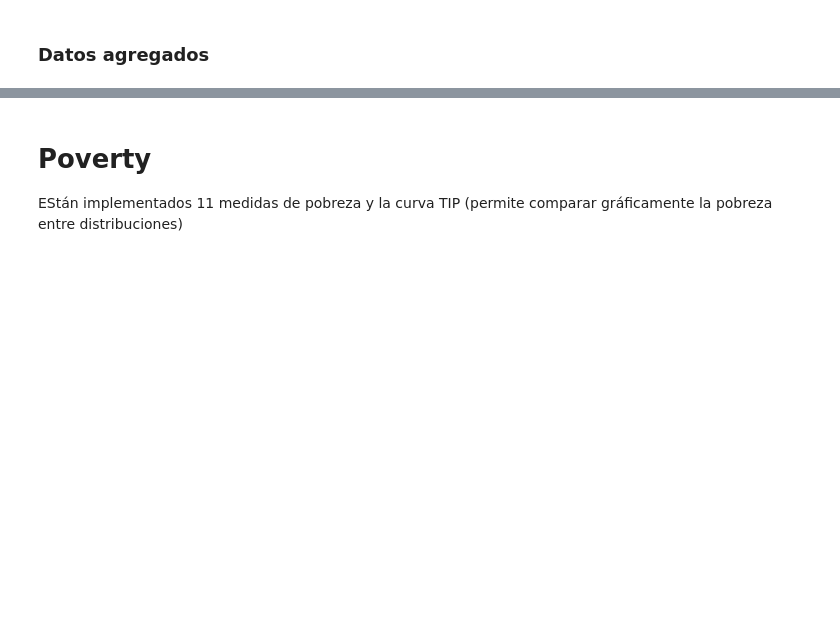
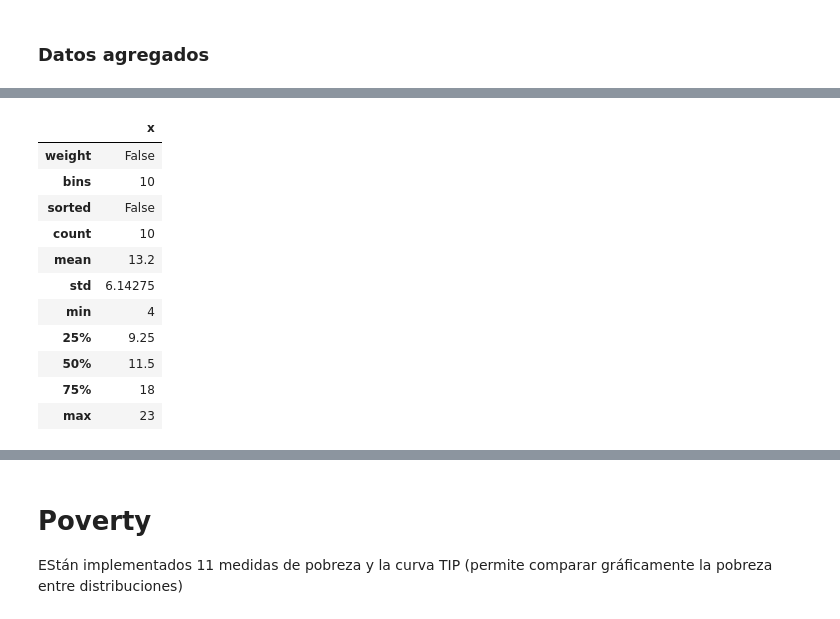
Before and after one commit to ngrion/apode, a Jupyter notebook: apode.ipynb, the cells around one changed output, grey strips where cells are left out. Drawn from its saved outputs; the diff is of its cells as text; code cells hidden in the pictures; blank space fills up the shorter version.

```diff
--- a/apode.ipynb
+++ b/apode.ipynb
@@ -95,0 +150,15 @@ df3
+# %%
+dr1b.describe()
+# %% [output]
+|  | x |
+| weight | False |
+| bins | 10 |
+| sorted | False |
+| count | 10 |
+| mean | 13.2 |
+| std | 6.14275 |
+| min | 4 |
+| 25% | 9.25 |
+| 50% | 11.5 |
+| 75% | 18 |
+| max | 23 |
```
Also changed, not shown: parts of 24 cells of this notebook, 8 other files.
